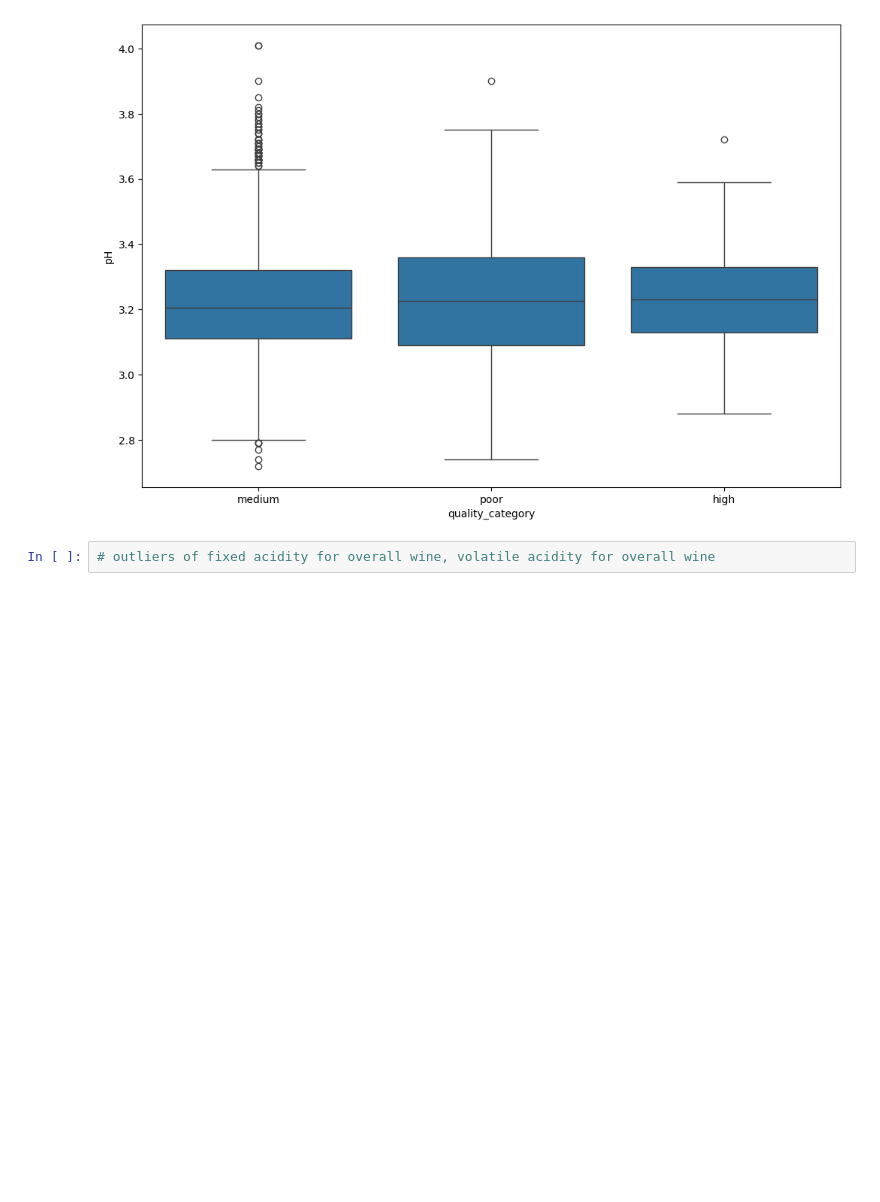
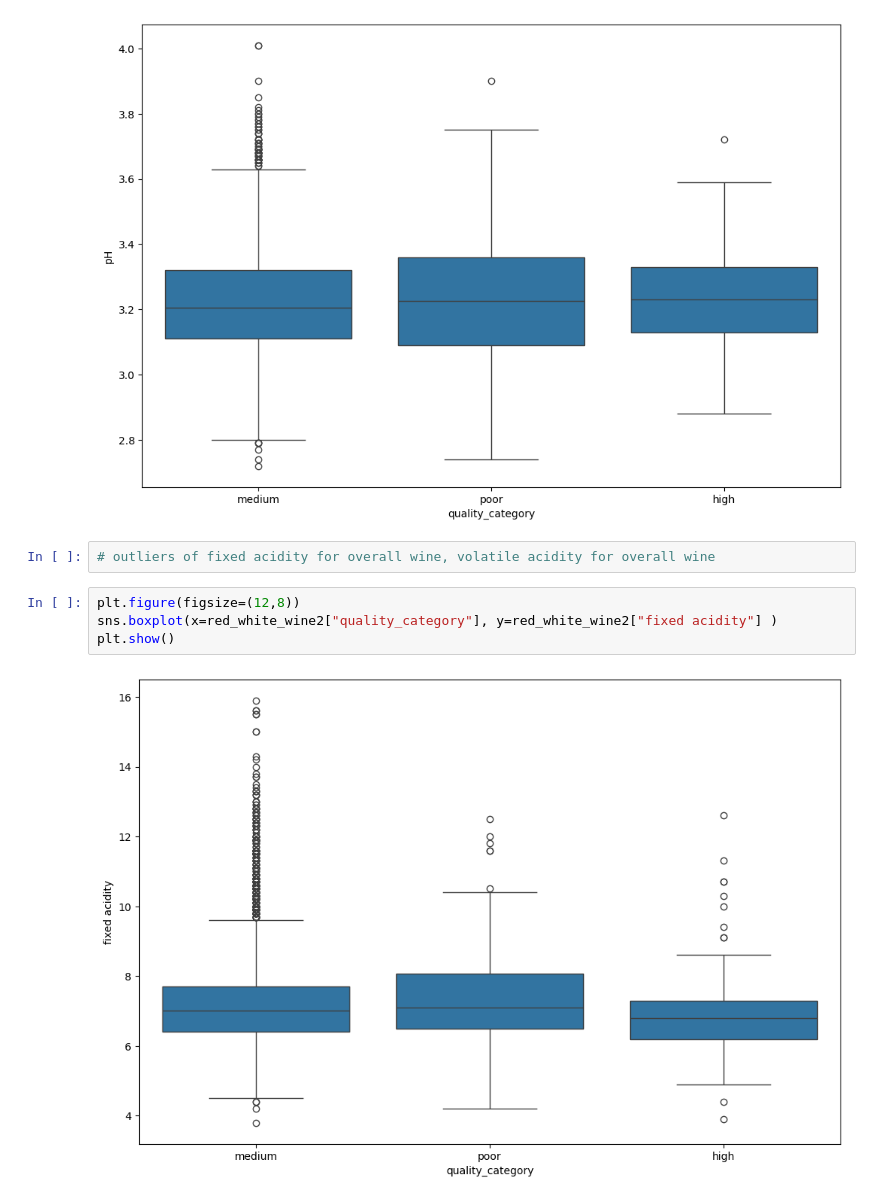
Before and after one commit to greg-labavitch/DA-Homework-1, a Jupyter notebook: wineanalysis.ipynb, the cells around one changed output. Saved outputs shown, nothing was run; the diff lists cells and outputs as text; blank space fills up the shorter version.

```diff
--- a/wineanalysis.ipynb
+++ b/wineanalysis.ipynb
@@ -449,3 +479,9 @@ plt.show()
 [figure]
 # %%
 # outliers of fixed acidity for overall wine, volatile acidity for overall wine
+# %%
+plt.figure(figsize=(12,8))
+sns.boxplot(x=red_white_wine2["quality_category"], y=red_white_wine2["fixed acidity"] )
+plt.show()
+# %% [output]
+[figure, added]
```
Also changed, not shown: parts of 8 cells of this notebook.
